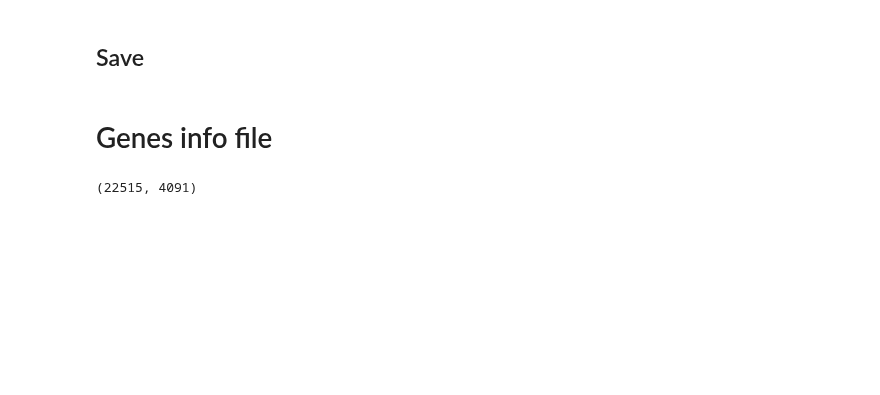
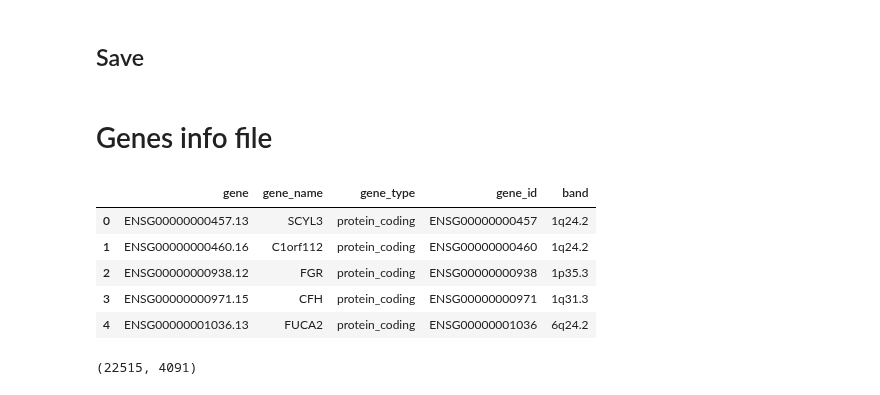
Before and after one commit to hakyimlab/phenomexcan, a Jupyter notebook: scripts/100_postprocessing/20_traits_and_genes_info_files.ipynb, the cells around one changed output. Cells and saved outputs as stored; diff of their text form; code cells hidden in the pictures; blank space fills up the shorter version.

```diff
--- a/scripts/100_postprocessing/20_traits_and_genes_info_files.ipynb
+++ b/scripts/100_postprocessing/20_traits_and_genes_info_files.ipynb
@@ -151,6 +186,15 @@ assert pheno_info_df['unique_description'].is_unique
 pheno_info_df.to_csv(os.path.join(conf.DELIVERABLES_DIR, 'phenotypes_info.tsv.gz'), sep='\t')
 # %% [markdown]
 # Genes info file
+# %%
+metadata.GENES_MAPPINGS.head()
+# %% [output]
+|  | gene | gene_name | gene_type | gene_id | band |
+| 0 | ENSG00000000457.13 | SCYL3 | protein_coding | ENSG00000000457 | 1q24.2 |
+| 1 | ENSG00000000460.16 | C1orf112 | protein_coding | ENSG00000000460 | 1q24.2 |
+| 2 | ENSG00000000938.12 | FGR | protein_coding | ENSG00000000938 | 1p35.3 |
+| 3 | ENSG00000000971.15 | CFH | protein_coding | ENSG00000000971 | 1q31.3 |
+| 4 | ENSG00000001036.13 | FUCA2 | protein_coding | ENSG00000001036 | 6q24.2 |
 # %%
 genes_info = metadata.GENES_MAPPINGS.set_index('gene_id').loc[smultixcan_gene_associations.index.tolist()]
 # %%
```
Also changed, not shown: parts of 17 cells of this notebook, 2 other files.
